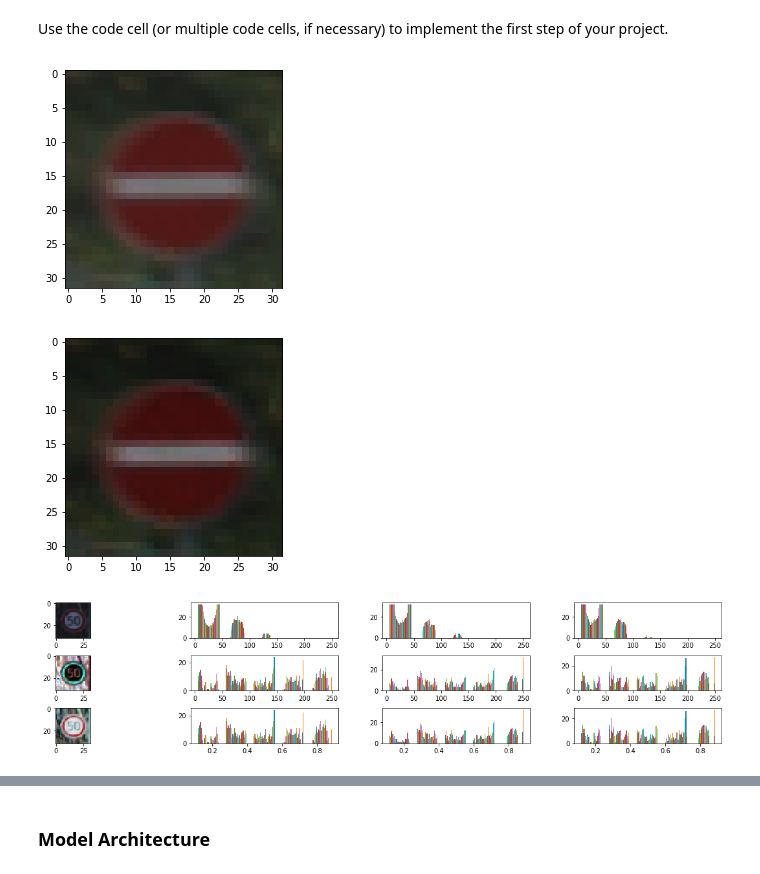
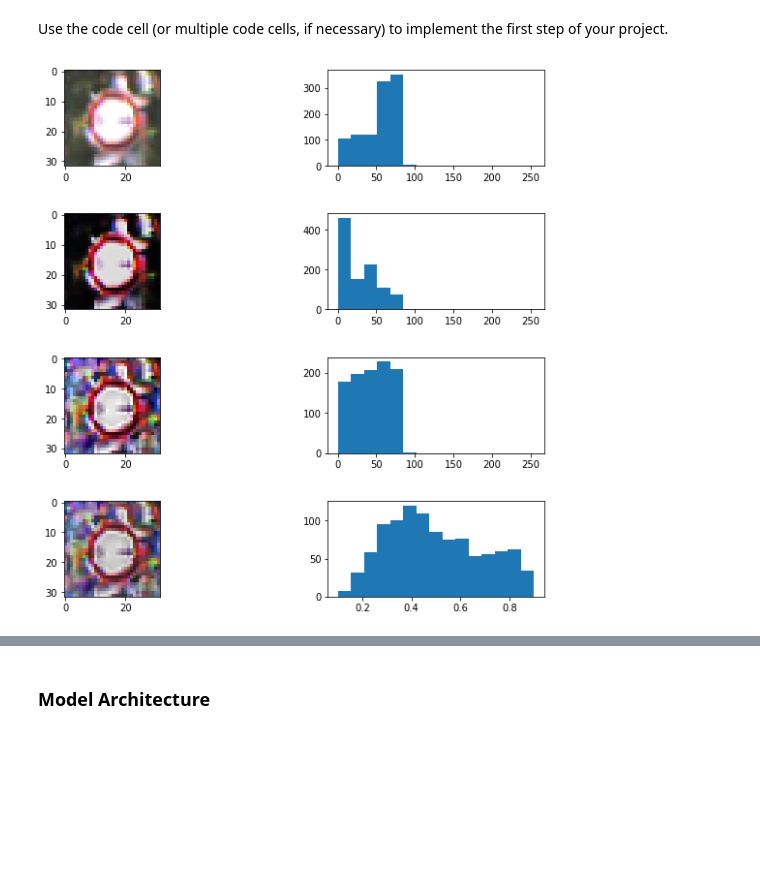
Before and after one commit to cfficaurzua/P2-SDCND, a Jupyter notebook: Traffic_Sign_Classifier.ipynb, the cells around one changed output, grey strips where cells are left out. Cells and saved outputs as stored; diff of their text form; code cells hidden in the pictures; blank space fills up the shorter version.

Commit message:
new augmentation and visualization methods

```diff
--- a/Traffic_Sign_Classifier.ipynb
+++ b/Traffic_Sign_Classifier.ipynb
@@ -157,19 +184,11 @@ def normalization(input,a=0.1,b=0.9):
 
 def histogram_equalization(input):
     output = np.zeros_like(input,dtype=np.float)
-    r = input[:,:,0]
-    g = input[:,:,1]
-    b = input[:,:,2]
-    #clahe = cv2.createCLAHE(clipLimit=2.0, tileGridSize=(8,8))
-    #cl1 = clahe.apply(r)
-    #cl1 = clahe.apply(g)
-    #cl1 = clahe.apply(b)
-    r = cv2.equalizeHist(r)
-    g = cv2.equalizeHist(g)
-    b = cv2.equalizeHist(b)
-    output[:,:,0] = r
-    output[:,:,1] = g
-    output[:,:,2] = b
+    hsv = cv2.cvtColor(input, cv2.COLOR_RGB2HSV)
+    clahe = cv2.createCLAHE(clipLimit=2.0, tileGridSize=(8,8))
+    hsv[:,:,2] = clahe.apply(hsv[:,:,2])
+    s = hsv[:,:,1]*1.12
+    output =  cv2.cvtColor(hsv, cv2.COLOR_HSV2RGB)
     return output
 
 def grayScale(input):
@@ -201,43 +220,39 @@ def enhance(input,iteration = 1,kernel = np.array([[-1, -1, -1],
         h_pass = highpass(input)
         linear_dodge = add(h_pass,input)
         linear_burn = linearBurn(h_pass,input)
-        upper = np.multiply((input/255),linear_dodge)
-        lower = np.multiply(1-(input/255),linear_burn)
+        norm = normalization(input,0,1)
+        upper = np.multiply((norm),linear_dodge)
+        lower = np.multiply(1-(norm),linear_burn)
         input = (upper+lower).astype('uint8')
     return input
-i = random.randint(0,n_test)
-ll = enhance(X_test[i],1)
-plt.figure()
-plt.imshow(X_test[i])
-plt.show()
-plt.figure()
-plt.imshow(ll)
-plt.show()
+def plot_luminance_histogram(input,axe,bins = 15, range=(0,255)):
+    luminance = 1/3*(input[:,:,0]+input[:,:,1]+input[:,:,2])
+    axe.hist(luminance.flatten(), bins = bins, range = range)
-# %% [output]
-[figure, removed]
-[figure, removed]
 # %%
-fig, axes = plt.subplots(3,4,figsize=(20,4))
-fig.subplots_adjust(hspace=0.5, wspace=0.3)
+
+fig, axes = plt.subplots(4,2,figsize=(10,10))
+fig.subplots_adjust(hspace=0.5, wspace=0.5)
 
 i = random.randint(0,n_train)
+
 axes[0][0].imshow(X_train[i])
-axes[0][1].hist(X_train[1,:,:,0], bins = 5, range=(0,255))
-axes[0][2].hist(X_train[1,:,:,1], bins = 5, range=(0,255))
-axes[0][3].hist(X_train[1,:,:,2], bins = 5, range=(0,255))
-equa = histogram_equalization(X_train[i])
-axes[1][0].imshow(equa)
-axes[1][1].hist(equa[:,:,0], bins = 5, range=(0,255))
-axes[1][2].hist(equa[:,:,1], bins = 5, range=(0,255))
-axes[1][3].hist(equa[:,:,2], bins = 5, range=(0,255))
+plot_luminance_histogram(X_train[i],axes[0][1])
+
+enhanced = enhance(X_train[i],2)
+axes[1][0].imshow(enhanced)
+plot_luminance_histogram(enhanced,axes[1][1] )
+
+equa = histogram_equalization(enhanced)
+axes[2][0].imshow(equa)
+plot_luminance_histogram(equa,axes[2][1])
+
 norm = normalization(equa)
-axes[2][0].imshow(norm)
-axes[2][1].hist(norm[:,:,0], bins = 5, range=(0.1,0.9))
-axes[2][2].hist(norm[:,:,1], bins = 5, range=(0.1,0.9))
-axes[2][3].hist(norm[:,:,2], bins = 5, range=(0.1,0.9))
+axes[3][0].imshow(norm)
+plot_luminance_histogram(norm,axes[3][1],range=(0.1,0.9) )
+
 plt.show()
 # %% [output]
-[figure, old version]
+[figure, new version]
 # %%
 X_train_2 = np.zeros_like(X_train,dtype = np.float)
 X_test_2 = np.zeros_like(X_test,dtype = np.float)
```
Also changed, not shown: parts of 10 cells of this notebook.
